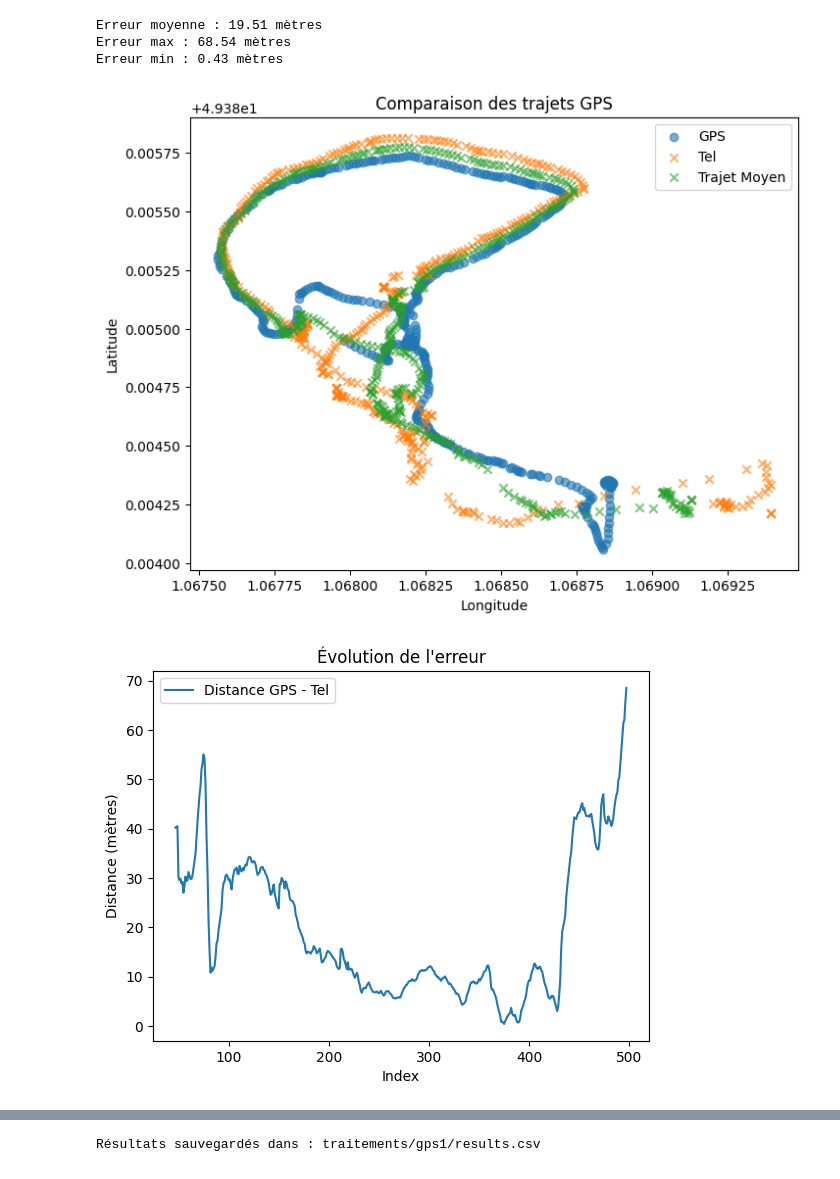
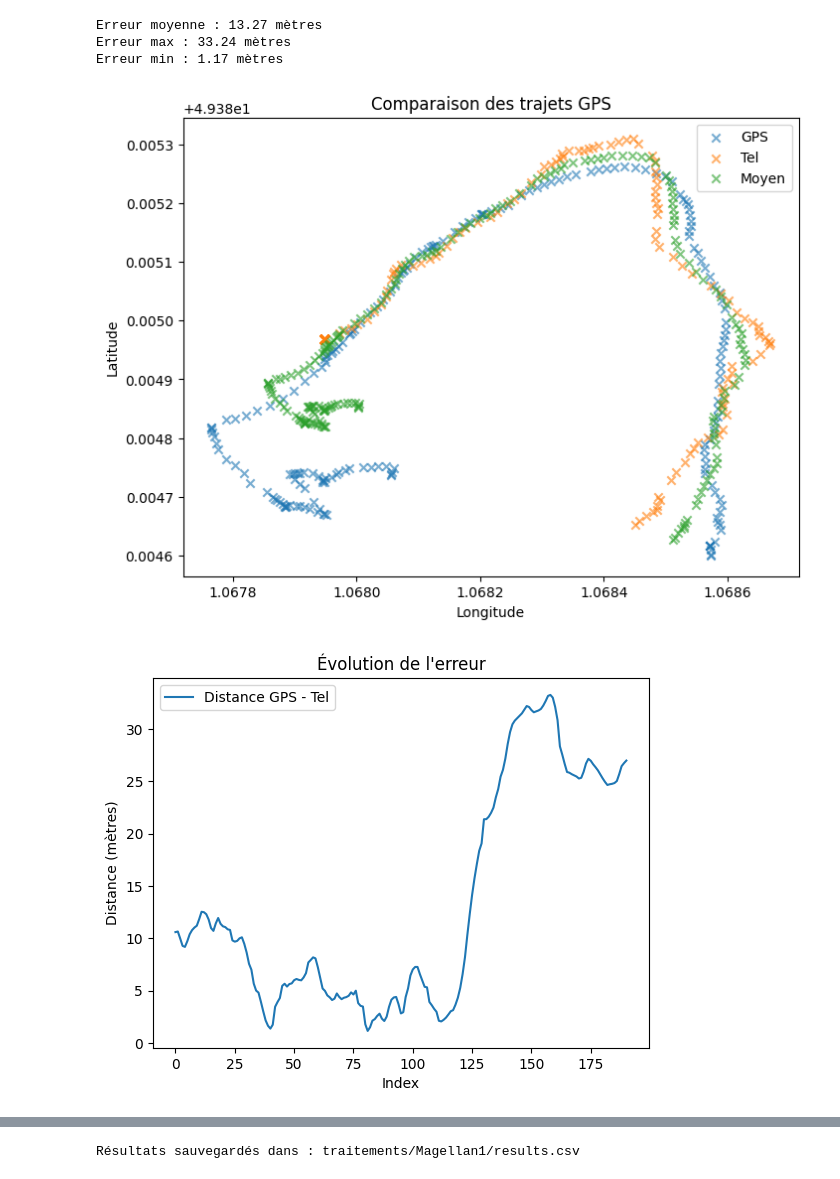
Before and after one commit to nathansourdrille/pi-itenerary, a Jupyter notebook: JPaul.ipynb, the cells around one changed output, grey strips where cells are left out. Cells and saved outputs as stored; diff of their text form; code cells hidden in the pictures.

Commit message:
Refacto traitement

```diff
--- a/JPaul.ipynb
+++ b/JPaul.ipynb
@@ -101,8 +117,8 @@ def traitement(nomcsv, nomtel, nomresult):
 # %%
-traitement("gps1","acquisition1","gps1")
+traitement("tour_magellan_1","PointeMagellan","Magellan1")
 # %% [output]
-Erreur moyenne : 19.51 mètres
-Erreur max : 68.54 mètres
-Erreur min : 0.43 mètres
+Erreur moyenne : 13.27 mètres
+Erreur max : 33.24 mètres
+Erreur min : 1.17 mètres
-[figure, old version]
+[figure, new version]
-[figure, old version]
+[figure, new version]
@@ -111 +127 @@ Erreur min : 0.43 mètres
-Résultats sauvegardés dans : traitements/gps1/results.csv
+Résultats sauvegardés dans : traitements/Magellan1/results.csv
```
Also changed, not shown: parts of 3 cells of this notebook, 19 other files.
